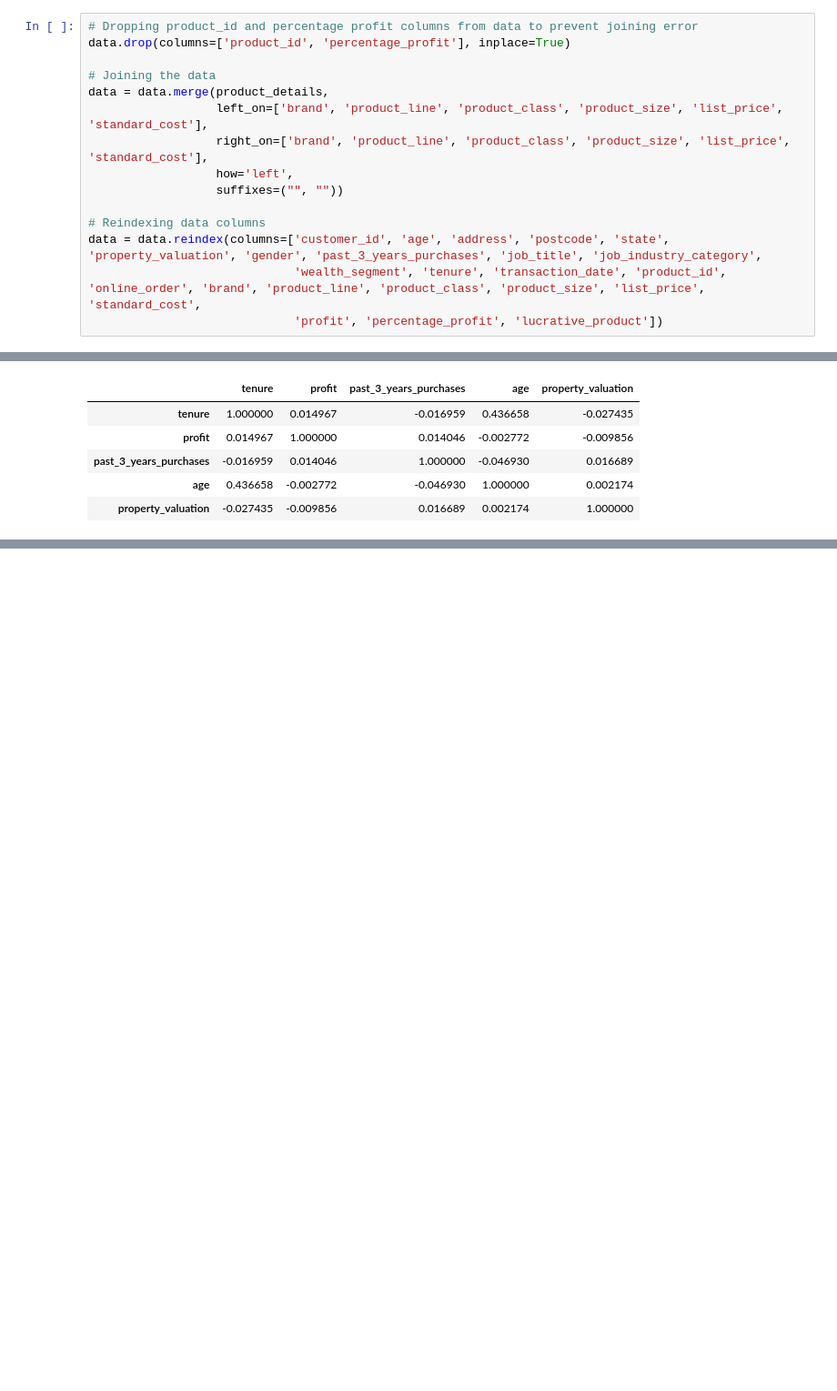
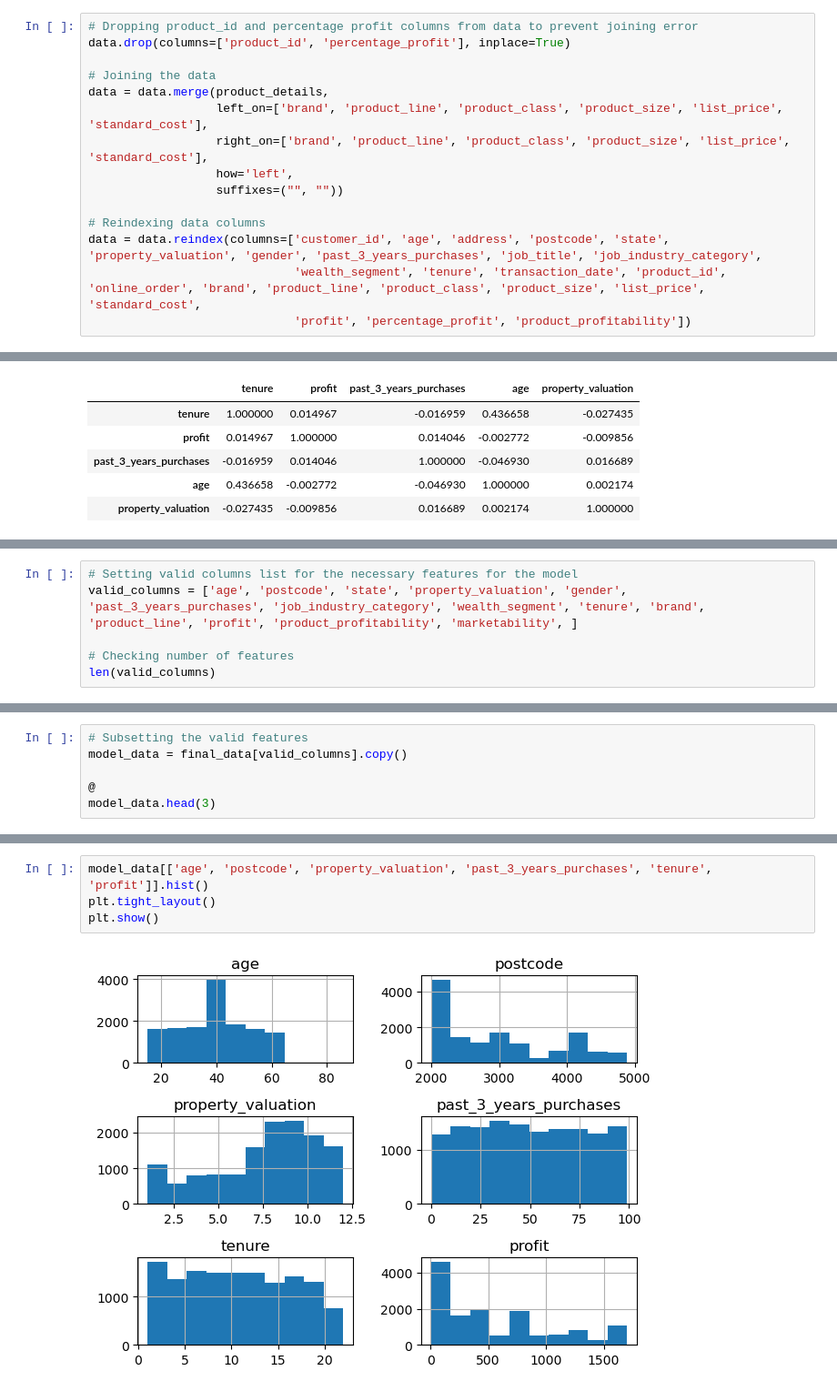
Before and after one commit to Nickimani/KPMG_Virtual_Internship, a Jupyter notebook: Notebook.ipynb, the cells around one changed output, grey strips where cells are left out. Shown at 91% size. Cells and saved outputs as stored; diff of their text form; blank space fills up the shorter version.

```diff
--- a/Notebook.ipynb
+++ b/Notebook.ipynb
@@ -627,7 +632,7 @@ data = data.merge(product_details,
 # Reindexing data columns
 data = data.reindex(columns=['customer_id', 'age', 'address', 'postcode', 'state', 'property_valuation', 'gender', 'past_3_years_purchases', 'job_title', 'job_industry_category',
                              'wealth_segment', 'tenure', 'transaction_date', 'product_id', 'online_order', 'brand', 'product_line', 'product_class', 'product_size', 'list_price', 'standard_cost',
-                             'profit', 'percentage_profit', 'lucrative_product'])
+                             'profit', 'percentage_profit', 'product_profitability'])
 # %%
 # Confirming original shape (length) has been maintained
 data.shape
@@ -787,0 +795,6 @@ final_data[['tenure', 'profit', 'past_3_years_purchases', 'age', 'property_valua
+# %%
+# Setting valid columns list for the necessary features for the model
+valid_columns = ['age', 'postcode', 'state', 'property_valuation', 'gender', 'past_3_years_purchases', 'job_industry_category', 'wealth_segment', 'tenure', 'brand', 'product_line', 'profit', 'product_profitability', 'marketability', ]
+
+# Checking number of features
+len(valid_columns)
@@ -787,0 +803,6 @@ final_data[['tenure', 'profit', 'past_3_years_purchases', 'age', 'property_valua
+# %%
+# Subsetting the valid features
+model_data = final_data[valid_columns].copy()
+
+@
+model_data.head(3)
@@ -787,0 +811,6 @@ final_data[['tenure', 'profit', 'past_3_years_purchases', 'age', 'property_valua
+# %%
+model_data[['age', 'postcode', 'property_valuation', 'past_3_years_purchases', 'tenure', 'profit']].hist()
+plt.tight_layout()
+plt.show()
+# %% [output]
+[figure, added]
```
Also changed, not shown: parts of 37 cells of this notebook, 6 other files.
